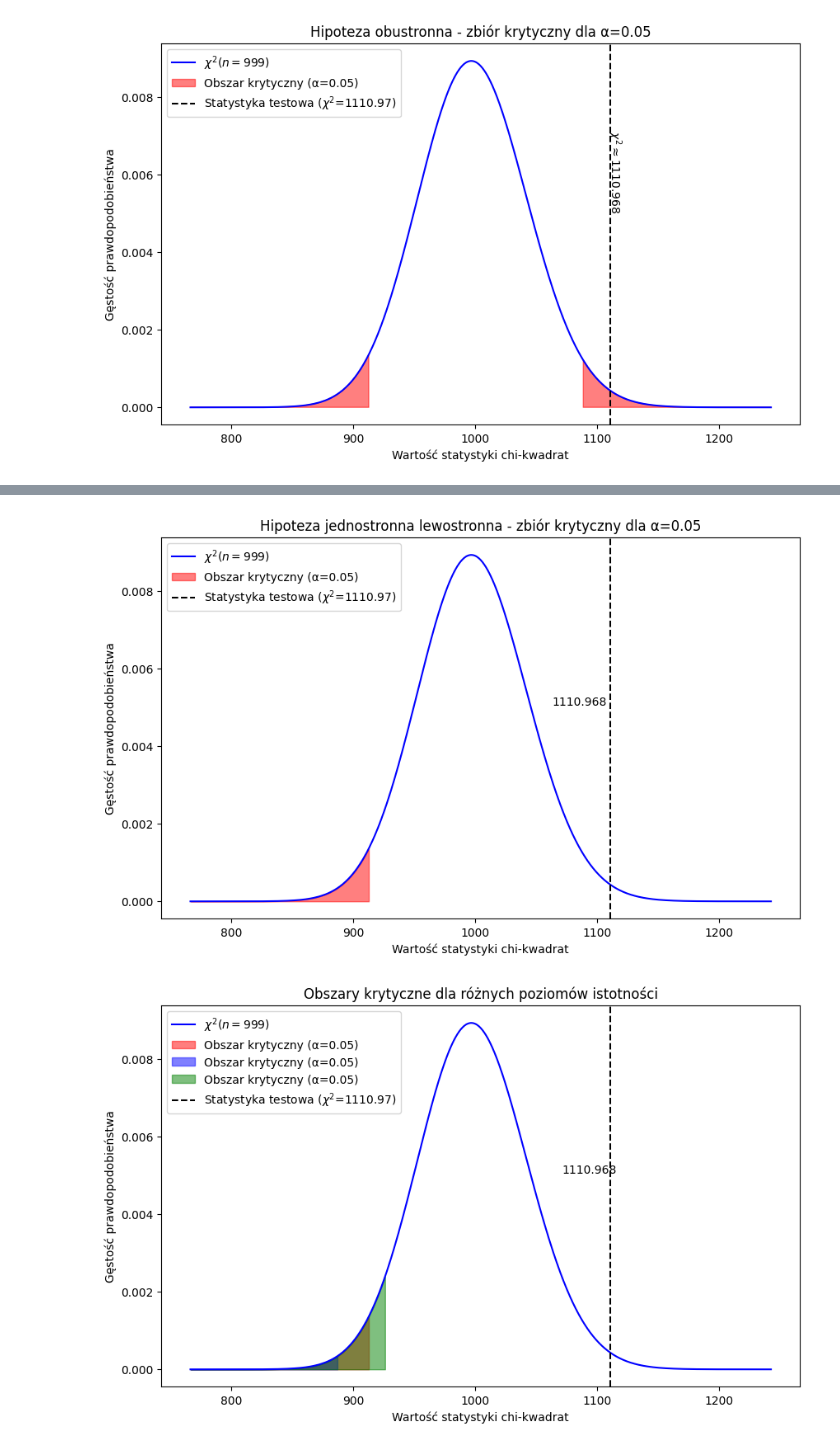
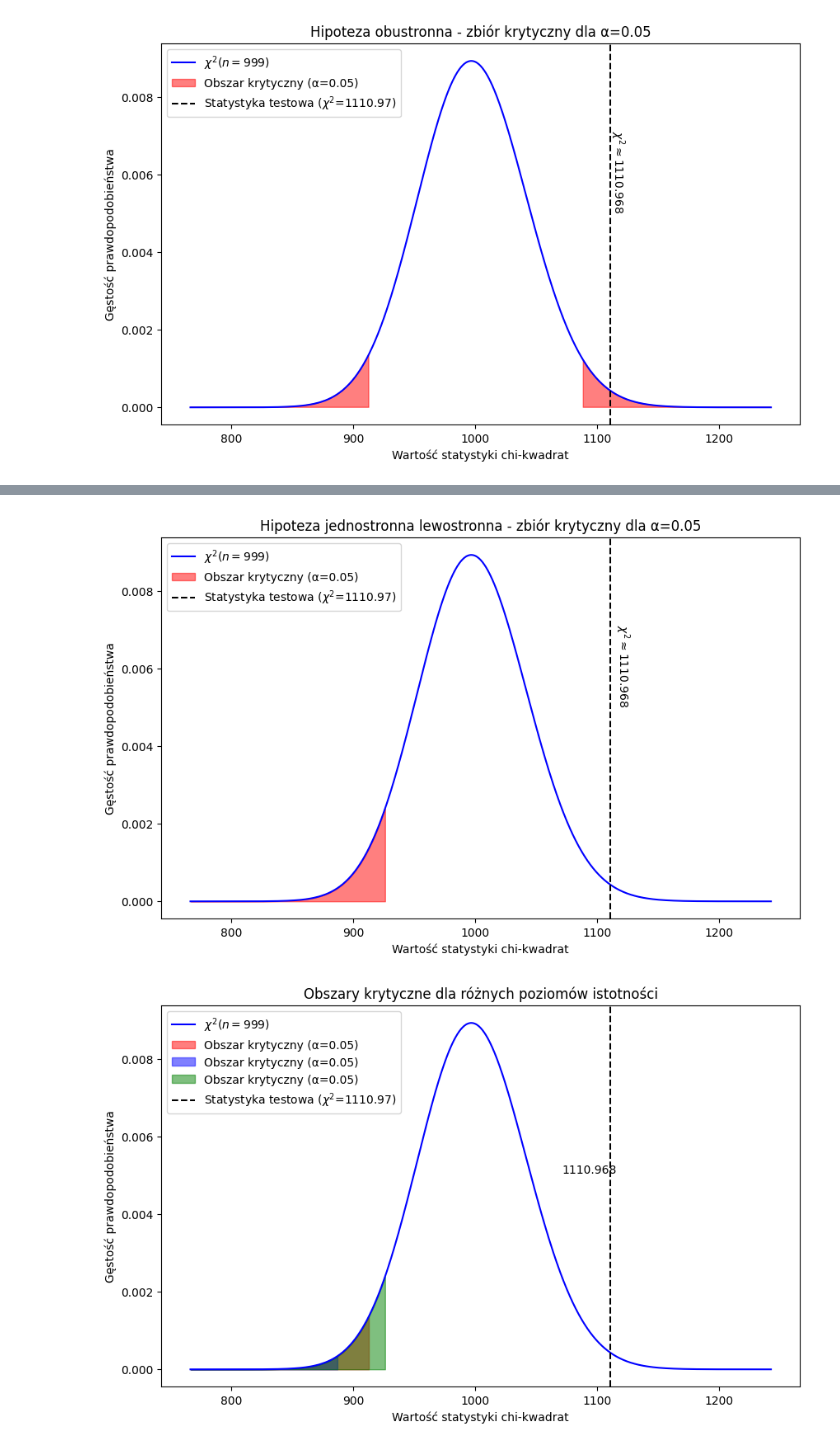
Before and after one commit to mathieuboro/raport2, a Jupyter notebook: Raport2.ipynb, the cells around one changed output, grey strips where cells are left out. Cells and saved outputs as stored; diff of their text form; code cells hidden in the pictures.

```diff
--- a/Raport2.ipynb
+++ b/Raport2.ipynb
@@ -455,18 +462,24 @@ zad2_sample_mean, zad2_sample_size, chi_squared_statistic, p_value, critical_val
 # %%
+critical_values_05_left = chi2.ppf(alpha_05, zad2_sample_size - 1)
+
 fig, ax = plt.subplots(figsize=(10, 6))
 
 ax.plot(x, y, 'b-', label=f"$\chi^2$($n = {zad2_sample_size-1}$)")
-ax.fill_between(x, 0, y, where=(x <= critical_values[0]), color='red', alpha=0.5, label='Obszar krytyczny (α=0.05)')
+ax.fill_between(x, 0, y, where=(x <= critical_values_05_left), color='red', alpha=0.5, label='Obszar krytyczny (α=0.05)')
 ax.axvline(x=chi_squared_statistic, color='black', linestyle='--', label=f'Statystyka testowa ($\chi^2$={chi_squared_statistic:.2f})')
-ax.text(chi_squared_statistic - 25, 0.005, f'{chi_squared_statistic:.3f}', horizontalalignment='center', verticalalignment='bottom', color='black', fontsize=10)
+ax.text(chi_squared_statistic + 10, 0.005, "$\chi^2 \\approx $" + f'{chi_squared_statistic:.3f}',
+        horizontalalignment='center', verticalalignment='bottom',
+        color='black', fontsize=10, rotation=-90)
 ax.legend()
 ax.set_xlabel('Wartość statystyki chi-kwadrat')
 ax.set_ylabel('Gęstość prawdopodobieństwa')
 ax.set_title('Hipoteza jednostronna lewostronna - zbiór krytyczny dla α=0.05')
 
 plt.show()
+
+critical_values_05_left
 # %% [output]
-[figure, old version]
+[figure, new version]
 # %%
 fig, ax = plt.subplots(figsize=(10, 6))
 
```
Also changed, not shown: parts of 4 cells of this notebook.
